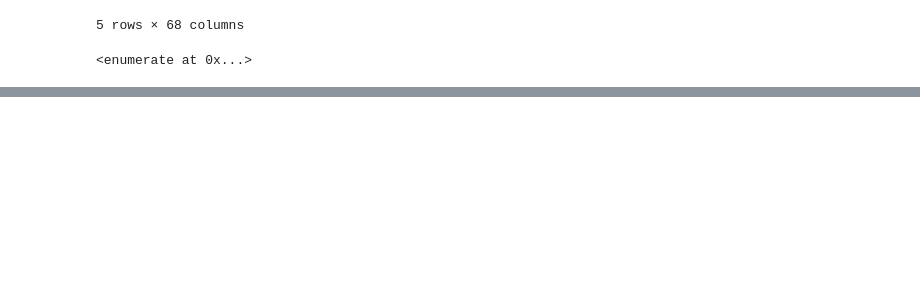
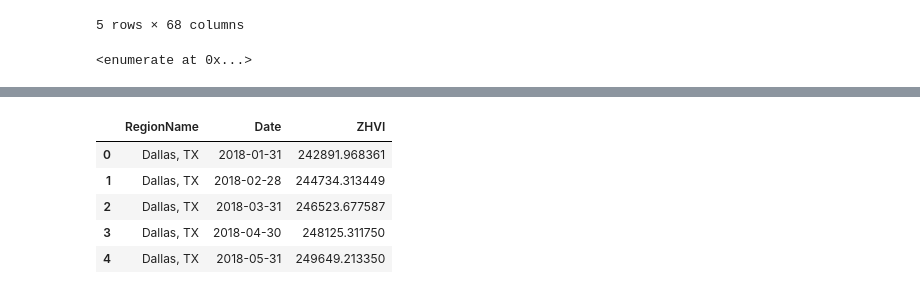
Before and after one commit to rjosanchez/project4-team1, a Jupyter notebook: ZHVI_Clean_Up.ipynb, the cells around one changed output, grey strips where cells are left out. Saved outputs shown, nothing was run; the diff lists cells and outputs as text; code cells hidden in the pictures; blank space fills up the shorter version.

```diff
--- a/ZHVI_Clean_Up.ipynb
+++ b/ZHVI_Clean_Up.ipynb
@@ -117,0 +167,14 @@ city = {
+# %%
+# Reset the index for each dataframe in the region_dfs dictionary
+for region, df in region_dfs.items():
+    region_dfs[region] = df.reset_index(drop=True)
+
+# Display the first few rows of the "United States" dataframe as an example after resetting the index
+region_dfs[region_example].head()
+# %% [output]
+|  | RegionName | Date | ZHVI |
+| 0 | Dallas, TX | 2018-01-31 | 242891.968361 |
+| 1 | Dallas, TX | 2018-02-28 | 244734.313449 |
+| 2 | Dallas, TX | 2018-03-31 | 246523.677587 |
+| 3 | Dallas, TX | 2018-04-30 | 248125.311750 |
+| 4 | Dallas, TX | 2018-05-31 | 249649.213350 |
```
Also changed, not shown: parts of 11 cells of this notebook.
